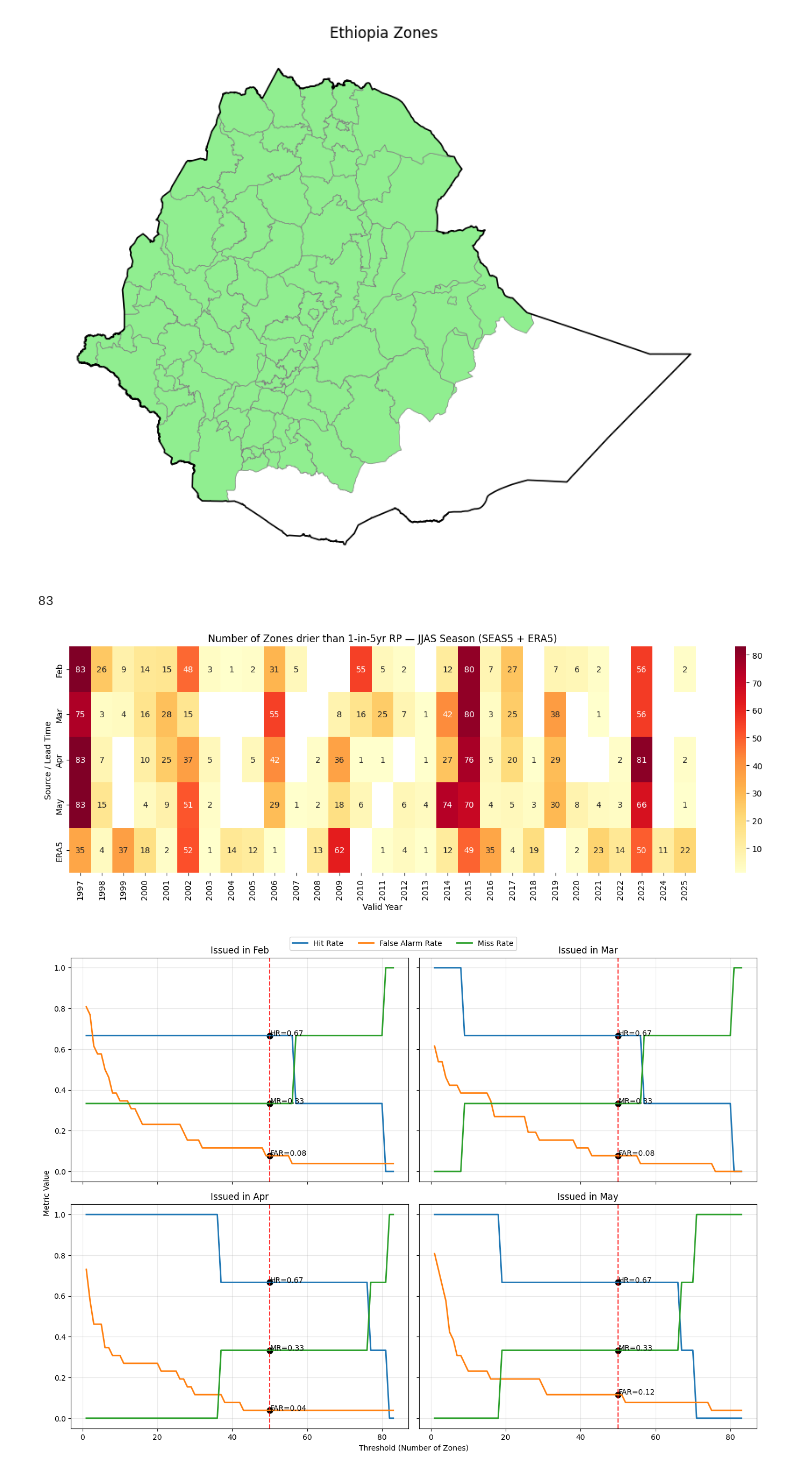
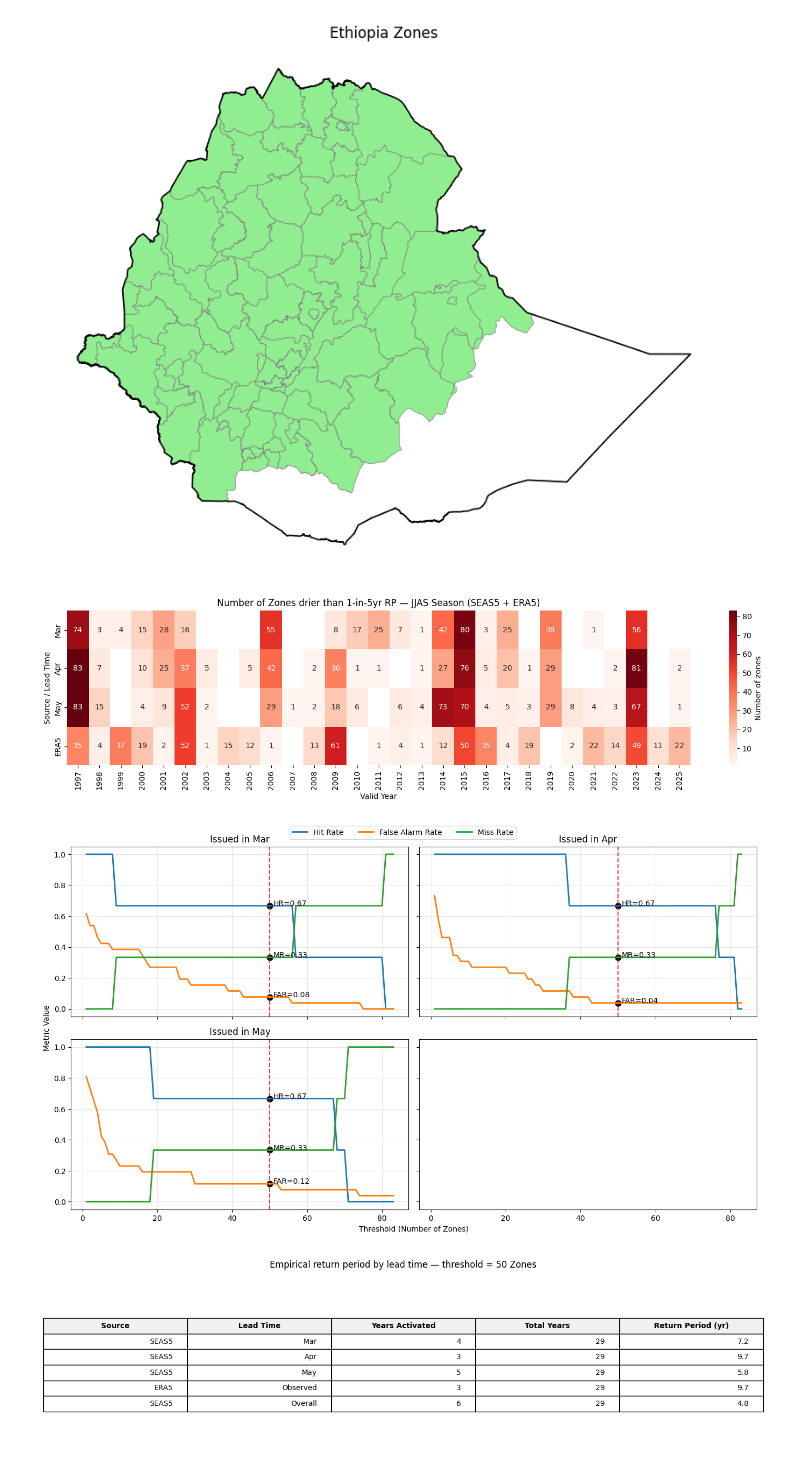
Before and after one commit to OCHA-DAP/ds-aa-eth-drought, a Jupyter notebook: analysis/05_0_drought_trigger_era5_analysis.ipynb, the cells around one changed output. Saved outputs shown, nothing was run; the diff lists cells and outputs as text; code cells hidden in the pictures.

Commit message:
limiting lead times for jjas

```diff
--- a/analysis/05_0_drought_trigger_era5_analysis.ipynb
+++ b/analysis/05_0_drought_trigger_era5_analysis.ipynb
@@ -41,7 +55,16 @@ jjas_months = [6, 7, 8, 9]
 # %%
 # plot the admin bounds for each season
 eth_adm2 = stratus.codab.load_codab_from_fieldmaps("ETH", admin_level=2)
+eth_adm1 = stratus.codab.load_codab_from_fieldmaps("ETH", admin_level=1)
 eth_adm0 = stratus.codab.load_codab_from_fieldmaps("ETH", admin_level=0)
+# %%
+eth_adm2_aea = eth_adm2.to_crs(
+    "+proj=aea +lat_1=20 +lat_2=-23 +lat_0=0 +lon_0=25 +datum=WGS84 +units=m +no_defs"
+)
+eth_adm2["area_km2"] = eth_adm2_aea.geometry.area / 1e6
+adm2_area = eth_adm2[["adm2_src", "area_km2"]].rename(
+    columns={"adm2_src": "adm2_pcode"}
+)
 # %%
 # make a function to run the code below for each season
 def analyze_season(blob_name, season_name, season_months):
@@ -555,0 +759,32 @@ mam_table
+# %%
+# By Population
+use_hnrp = False  # True or False
+if use_hnrp:
+    eth_adm2_pop = stratus.load_csv_from_blob(
+        "ds-aa-eth-drought/processed/hnrp.csv",
+        stage="dev",
+        container_name="projects",
+    )
+else:
+    eth_adm2_pop = stratus.load_csv_from_blob(
+        "ds-aa-eth-drought/processed/eth_adm2_pop.csv",
+        stage="dev",
+        container_name="projects",
+    )
+
+mam_table = build_season_table(
+    seas5_data=seas5_data,
+    validation_csv=validation_csv,
+    era5_data=era5_data,
+    season_name="MAM",
+    season_months=[3, 4, 5],
+    lead_time_map={11: 4, 12: 3, 1: 2, 2: 1},
+    rp_threshold=5,
+    plot_heatmap=True,
+    plot_skill=True,
+    highlight_value=25,
+    N_events=6,
+    pop_df=eth_adm2_pop,
+)
+
+mam_table
@@ -582,25 +838,24 @@ plt.tight_layout()
 plt.show()
 # %% [output]
 [figure]
-# %%
-len(season_csv["adm2_pcode"].unique())
-# %% [output]
-83
 # %%
 jjas_table = build_season_table(
     seas5_data=seas5_data,
     validation_csv=validation_csv,
     era5_data=era5_data,
     season_name="JJAS",
     season_months=[6, 7, 8, 9],
-    lead_time_map={2: 4, 3: 3, 4: 2, 5: 1},
+    lead_time_map={3: 3, 4: 2, 5: 1},
+    rp_threshold=5,
     plot_heatmap=True,
     plot_skill=True,
     highlight_value=50,
     N_events=3,
+    pop_df=None,
 )
 
 jjas_table
 # %% [output]
-[figure, old version]
+[figure, new version]
-[figure, old version]
+[figure, new version]
+[figure, added]
```
Also changed, not shown: parts of 25 cells of this notebook.
